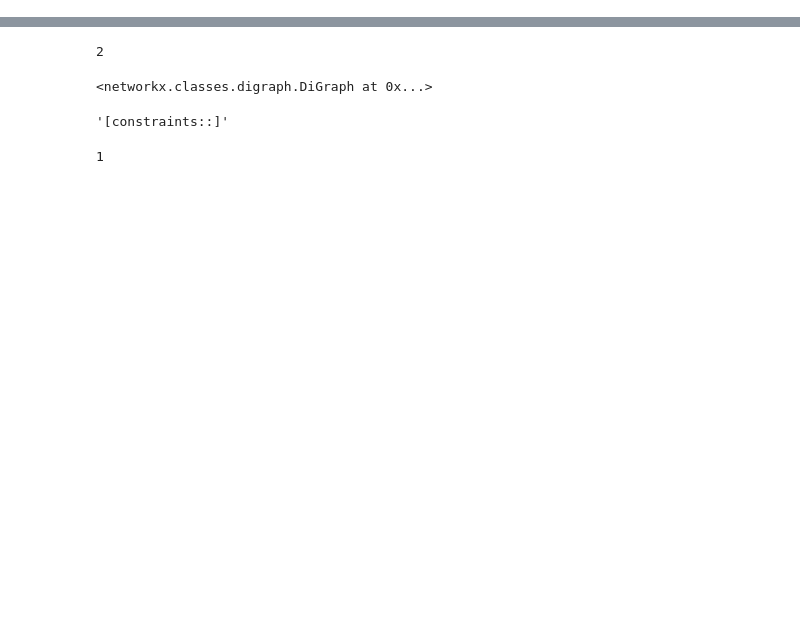
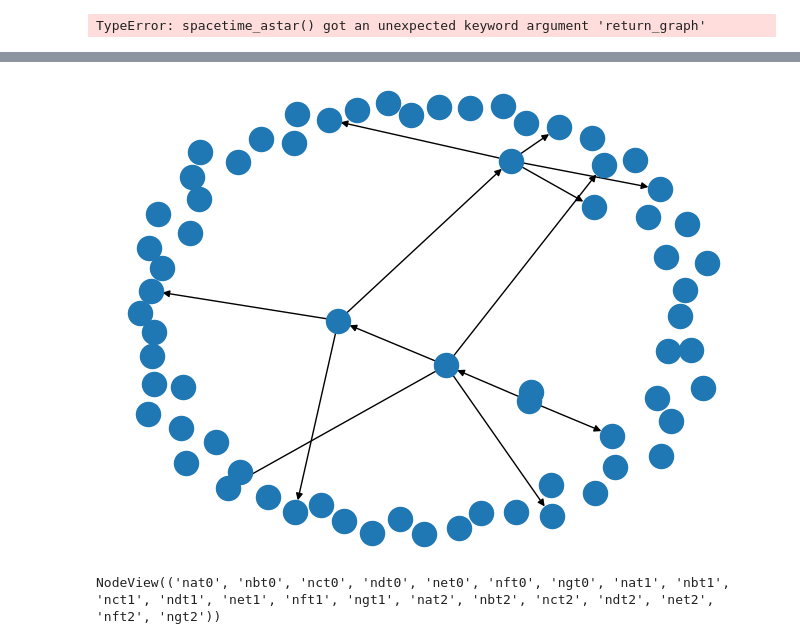
Before and after one commit to ovgu-FINken/polygonal_roadmaps, a Jupyter notebook: Pathfinding.ipynb, the cells around one changed output, grey strips where cells are left out. Saved outputs shown, nothing was run; the diff lists cells and outputs as text; code cells hidden in the pictures; blank space fills up the shorter version.

Commit message:
spacetime A* works in networkx

```diff
--- a/Pathfinding.ipynb
+++ b/Pathfinding.ipynb
@@ -32,0 +21,3 @@ tree = cbs.root.graph()
+# %%
+G = pathfinding.gen_example_graph(5,2)
+pos = nx.get_node_attributes(G, 'pos')
@@ -33,2 +73,8 @@ tree = cbs.root.graph()
+# %%
+cost = pathfinding.compute_cost(G, 'e')
+path, temporal_graph = pathfinding.spacetime_astar(G, 'a', 'e', cost, node_constraints=[('b', 1)], limit=10, return_graph=True)
+path
+# %% [output]
+TypeError: spacetime_astar() got an unexpected keyword argument 'return_graph'
 # %%
 # We could use figure here but don't want all the axes and titles
@@ -54,19 +98,7 @@ show(plot)
 # %% [output]
 [interactive output not drawn]
 [interactive output not drawn]
-# %%
-len( frozenset( pathfinding.compute_edge_conflicts([[0,1,4,5], [5,5,4,1,0]]) |  pathfinding.compute_node_conflicts([[0,1,4,5], [5,5,4,1,0]]) ))
-# %% [output]
-2
-# %%
-tree
-# %% [output]
-<networkx.classes.digraph.DiGraph at 0x...>
-# %%
-cbs.root.shorthand()
-# %% [output]
-'[constraints::]'
-# %%
-cbs.iteration_number
-# %% [output]
-1
+# %%
+nx.draw(temporal_graph)
+# %% [output]
+[figure, added]
@@ -72,0 +108,4 @@ cbs.iteration_number
+# %%
+t.nodes()
+# %% [output]
+NodeView(('nat0', 'nbt0', 'nct0', 'ndt0', 'net0', 'nft0', 'ngt0', 'nat1', 'nbt1', 'nct1', 'ndt1', 'net1', 'nft1', 'ngt1', 'nat2', 'nbt2', 'nct2', 'ndt2', 'net2', 'nft2', 'ngt2'))
```
Also changed, not shown: parts of 10 cells of this notebook, 2 other files.
